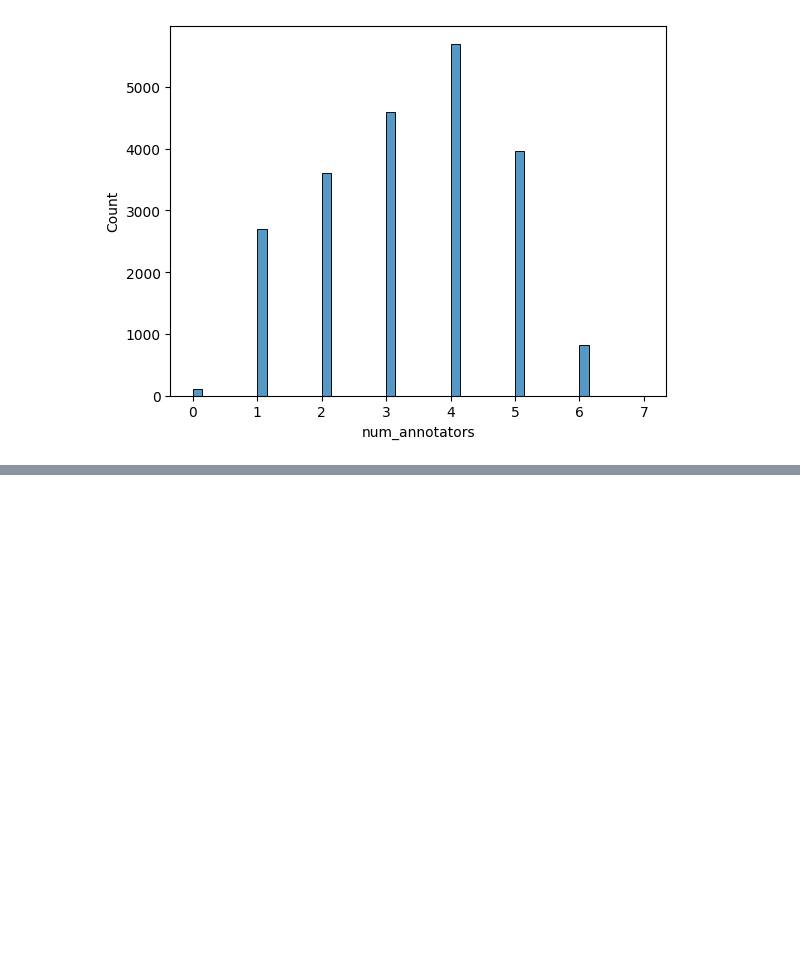
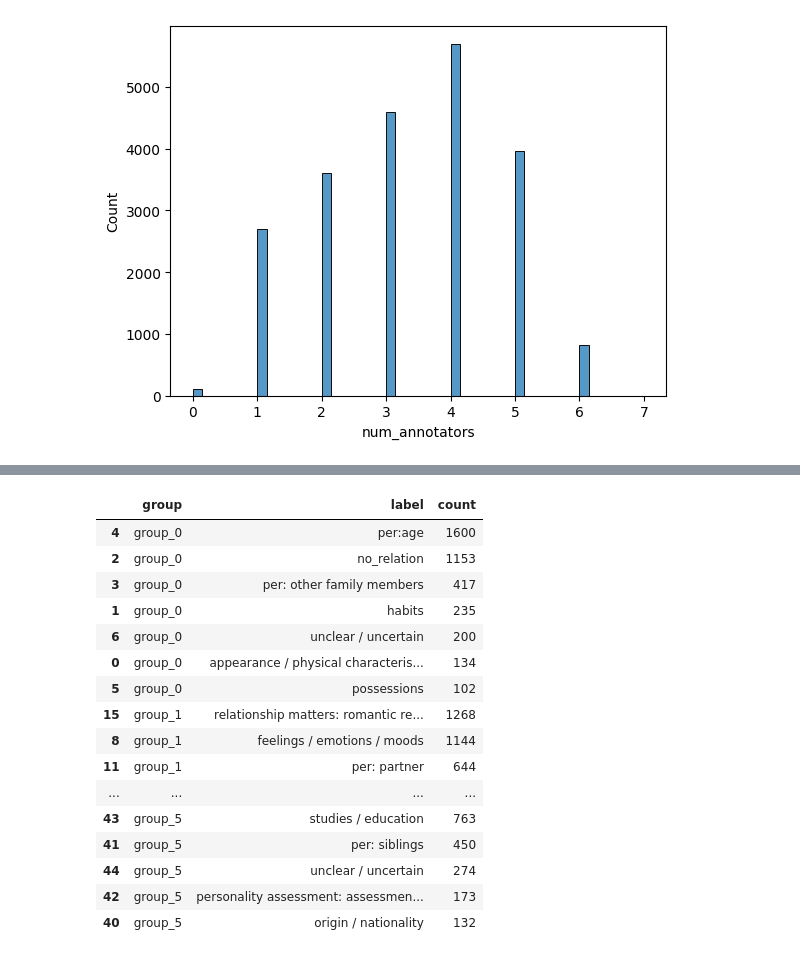
Before and after one commit to DanielZagrean/NLP_Bioread_Reddit_2025W, a Jupyter notebook: code/exploration.ipynb, the cells around one changed output, grey strips where cells are left out. Cells and saved outputs as stored; diff of their text form; code cells hidden in the pictures; blank space fills up the shorter version.

```diff
--- a/code/exploration.ipynb
+++ b/code/exploration.ipynb
@@ -119,0 +171,14 @@ ANNOTATION MIT >1 'start':
+# %%
+import re
+def extract_labels(cell):
+    if pd.isna(cell):
+        return []
+    text = str(cell)
+    # finde alles zwischen einfachen Hochkommas '
+    matches = re.findall(r"'([^']+)'", text)
+    return matches if matches else [text.strip()]
+
+# anwenden und zählen
+labels_series = df['majority_labels'].apply(extract_labels).explode()
+label_counts = labels_series.value_counts()
+label_counts
@@ -119,0 +284,46 @@ ANNOTATION MIT >1 'start':
+# %%
+import pandas as pd
+import re
+
+def extract_labels(cell):
+    """Extract labels between single or double quotes like 'label' or "label"."""
+    if pd.isna(cell):
+        return []
+    text = str(cell)
+    matches = re.findall(r"'([^']+)'|\"([^\"]+)\"", text)
+    # combine both capture groups
+    return [a or b for a, b in matches]
+
+
+#  expand each row so that each label becomes its own row
+df_expanded = df.assign(label=df['majority_labels'].apply(extract_labels)).explode('label')
+
+#  group by group + label and count occurrences
+label_counts = (
+    df_expanded
+    .groupby(['group', 'label'])
+    .size()
+    .reset_index(name='count')
+    .sort_values(['group', 'count'], ascending=[True, False])
+)
+
+label_counts
+# groups and theirs assigned labels
+# %% [output]
+|  | group | label | count |
+| 4 | group_0 | per:age | 1600 |
+| 2 | group_0 | no_relation | 1153 |
+| 3 | group_0 | per: other family members | 417 |
+| 1 | group_0 | habits | 235 |
+| 6 | group_0 | unclear / uncertain | 200 |
+| 0 | group_0 | appearance / physical characteris... | 134 |
+| 5 | group_0 | possessions | 102 |
+| 15 | group_1 | relationship matters: romantic re... | 1268 |
+| 8 | group_1 | feelings / emotions / moods | 1144 |
+| 11 | group_1 | per: partner | 644 |
+| ... | ... | ... | ... |
+| 43 | group_5 | studies / education | 763 |
+| 41 | group_5 | per: siblings | 450 |
+| 44 | group_5 | unclear / uncertain | 274 |
+| 42 | group_5 | personality assessment: assessmen... | 173 |
+| 40 | group_5 | origin / nationality | 132 |
```
Also changed, not shown: parts of 12 cells of this notebook.
